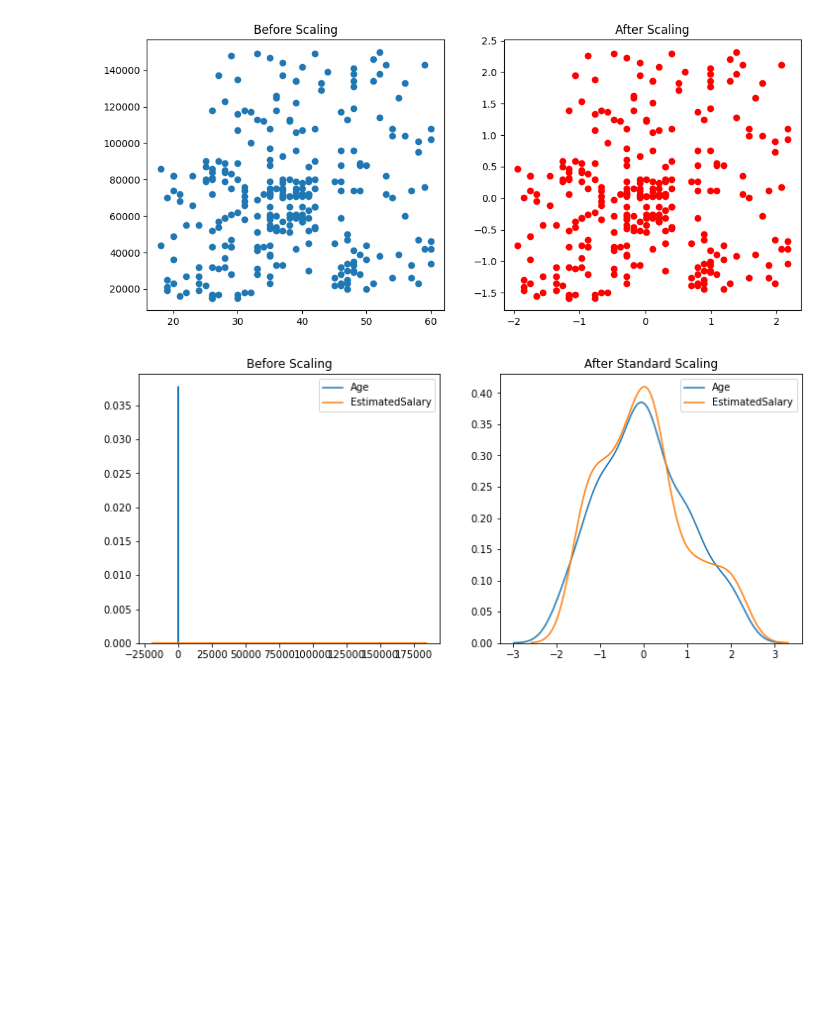
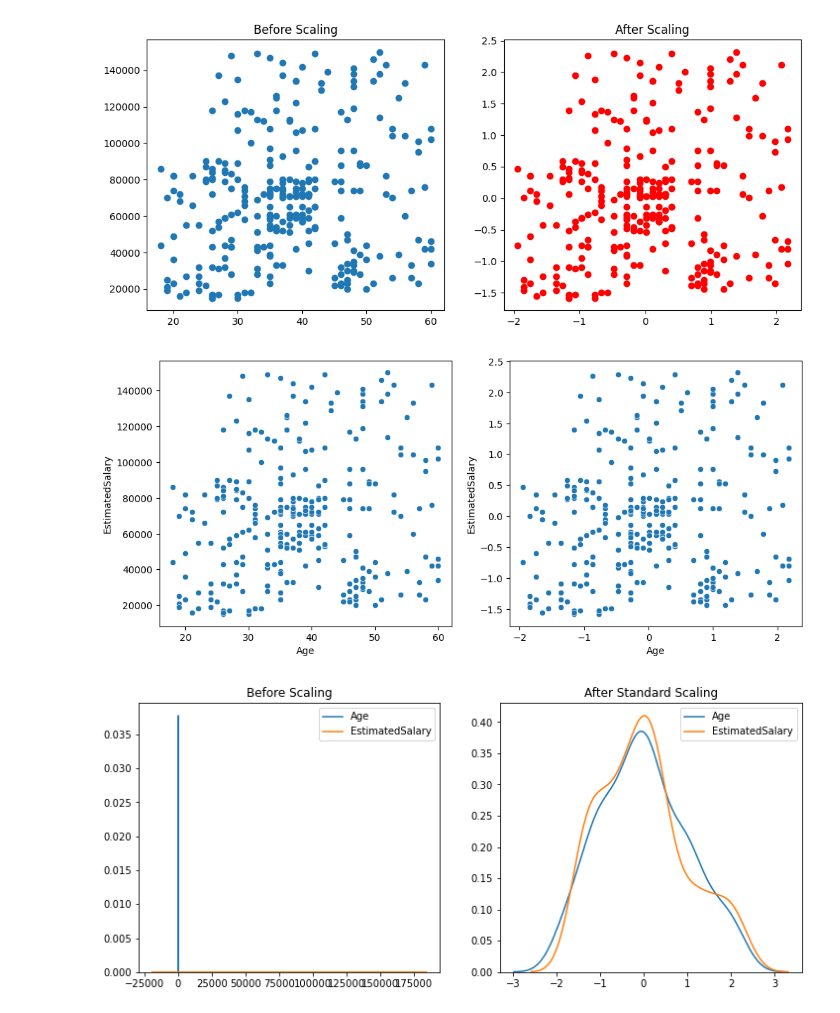
Before and after one commit to elfaradio/Feature-Engineering, a Jupyter notebook: 02-FeatureScaling/main.ipynb, the cells around one changed output. Cells and saved outputs as stored; diff of their text form; code cells hidden in the pictures; blank space fills up the shorter version.

```diff
--- a/02-FeatureScaling/main.ipynb
+++ b/02-FeatureScaling/main.ipynb
@@ -138,8 +138,15 @@ plt.show()
 # %% [output]
 [figure]
 # %%
+plt.figure(figsize=(12, 5))
 plt.subplot(1, 2, 1)
 sns.scatterplot(data=X_train, x=X_train['Age'], y=X_train['EstimatedSalary'])
+plt.subplot(1, 2, 2)
+sns.scatterplot(data=X_train_scaled,
+                x=X_train_scaled['Age'], y=X_train_scaled['EstimatedSalary'])
+plt.show()
+# %% [output]
+[figure, added]
 # %%
 fig, (ax1, ax2) = plt.subplots(ncols=2, figsize=(12, 5))
 
```
